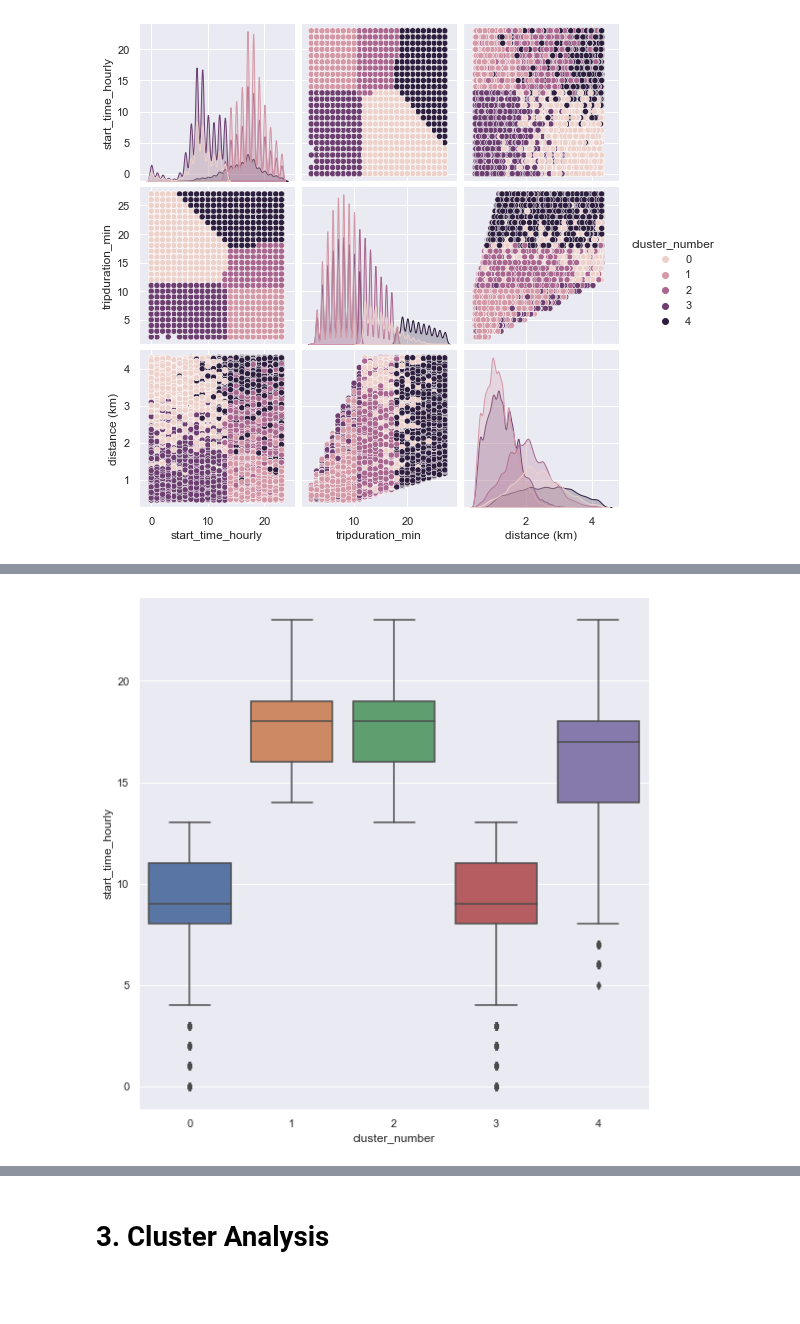
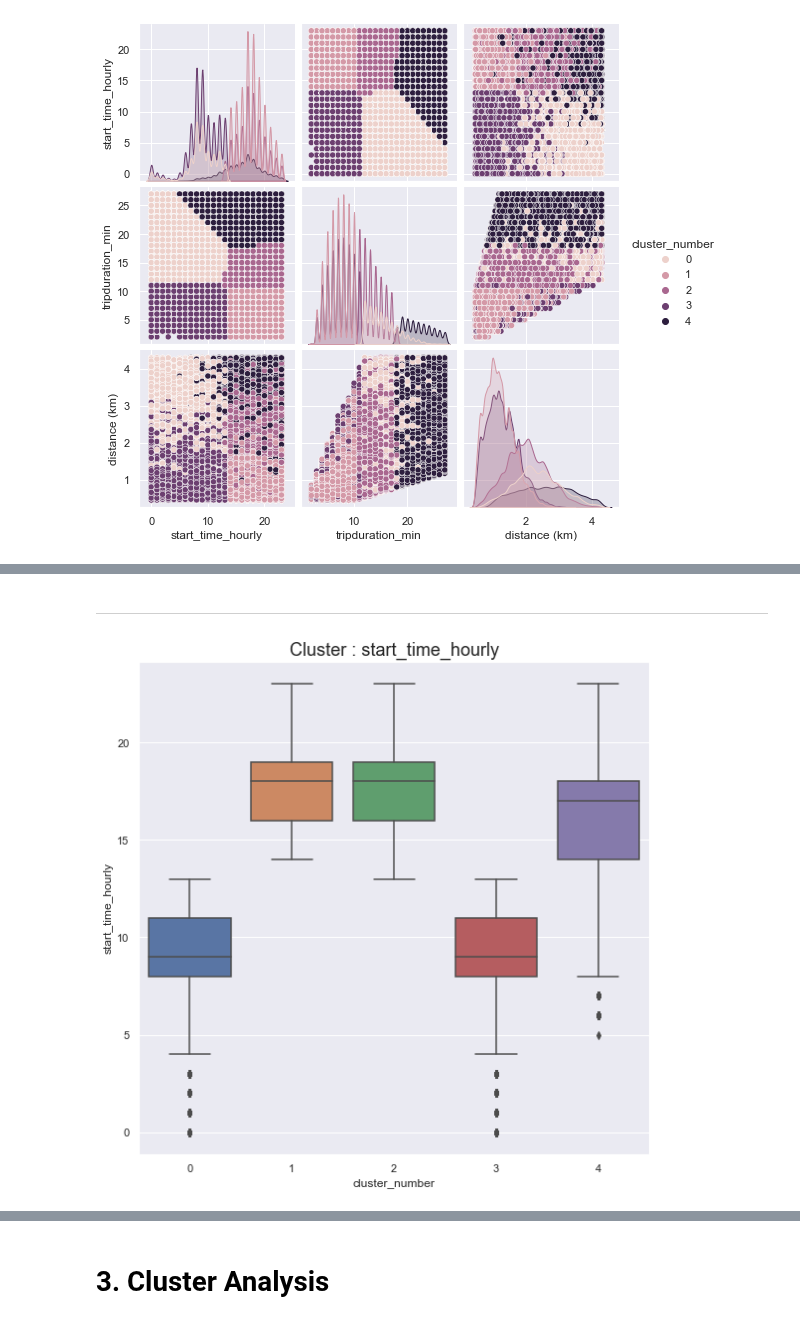
Before and after one commit to Hannah2800/AA_2022_PythonPandas, a Jupyter notebook: Task 3 - Cluster Analysis.ipynb, the cells around one changed output, grey strips where cells are left out. Cells and saved outputs as stored; diff of their text form; code cells hidden in the pictures; blank space fills up the shorter version.

Commit message:
begin comments on cluster and create table to label

```diff
--- a/Task 3 - Cluster Analysis.ipynb
+++ b/Task 3 - Cluster Analysis.ipynb
@@ -141,8 +192,10 @@ sns.pairplot(data=dfPhiladelphia_clu, hue = 'cluster_number')
+# %% [markdown]
+---
 # %%
 fig = plt.figure(figsize=(8, 8))
-sns.boxplot(y=dfPhiladelphia_clu["start_time_hourly"], x = dfPhiladelphia_clu['cluster_number'])
+sns.boxplot(y=dfPhiladelphia_clu["start_time_hourly"], x = dfPhiladelphia_clu['cluster_number']).set_title("Cluster - start_time_hourly").set_fontsize('18')
 plt.tight_layout()
 # %% [output]
-[figure, old version]
+[figure, new version]
 # %%
 fig = plt.figure(figsize=(8, 8))
```
Also changed, not shown: parts of 36 cells of this notebook, 1 other file.
